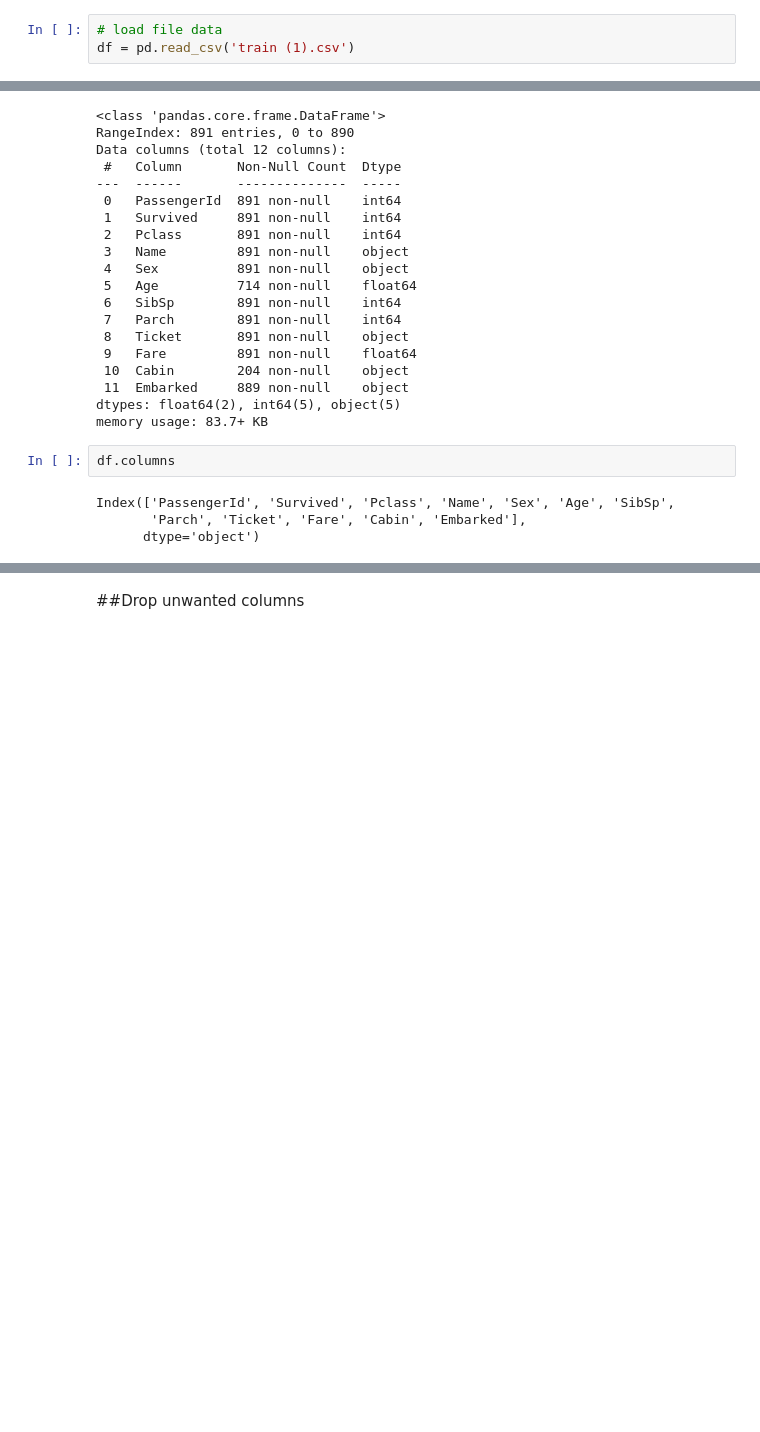
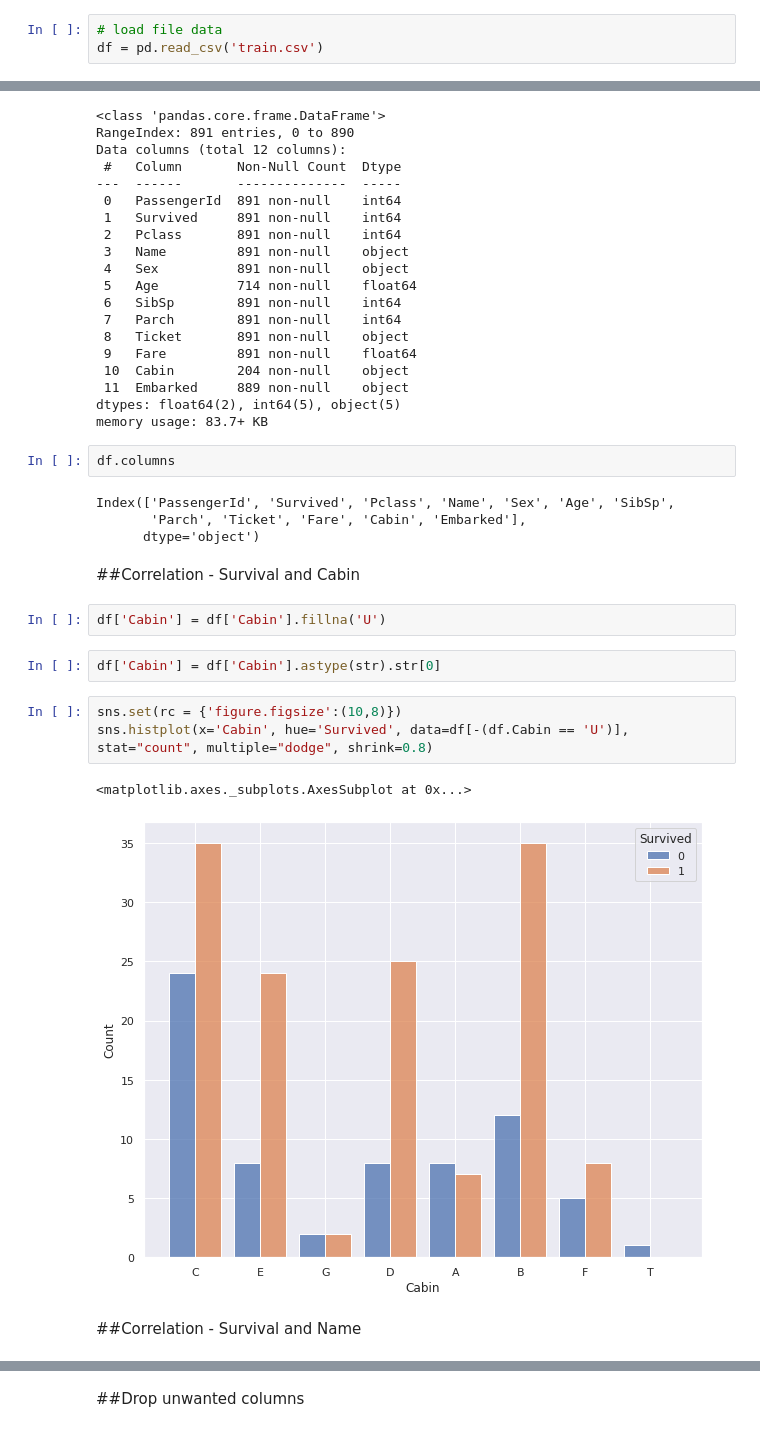
Before and after one commit to araghuwanshi19/titanic_exploration, a Jupyter notebook: titanic_exploration.ipynb, the cells around one changed output, grey strips where cells are left out. Cells and saved outputs as stored; diff of their text form; blank space fills up the shorter version.

```diff
--- a/titanic_exploration.ipynb
+++ b/titanic_exploration.ipynb
@@ -16,6 +17,6 @@ Saving train (1).csv to train (1) (2).csv
 # %%
 # load file data
-df = pd.read_csv('train (1).csv')
+df = pd.read_csv('train.csv')
 # %%
 df.info()
 # %% [output]
@@ -44,3 +45,17 @@ df.columns
 Index(['PassengerId', 'Survived', 'Pclass', 'Name', 'Sex', 'Age', 'SibSp',
        'Parch', 'Ticket', 'Fare', 'Cabin', 'Embarked'],
       dtype='object')
+# %% [markdown]
+##Correlation - Survival and Cabin
+# %%
+df['Cabin'] = df['Cabin'].fillna('U')
+# %%
+df['Cabin'] = df['Cabin'].astype(str).str[0]
+# %%
+sns.set(rc = {'figure.figsize':(10,8)})
+sns.histplot(x='Cabin', hue='Survived', data=df[-(df.Cabin == 'U')], stat="count", multiple="dodge", shrink=0.8)
+# %% [output]
+<matplotlib.axes._subplots.AxesSubplot at 0x...>
+[figure, added]
+# %% [markdown]
+##Correlation - Survival and Name
```
Also changed, not shown: parts of 30 cells of this notebook.
